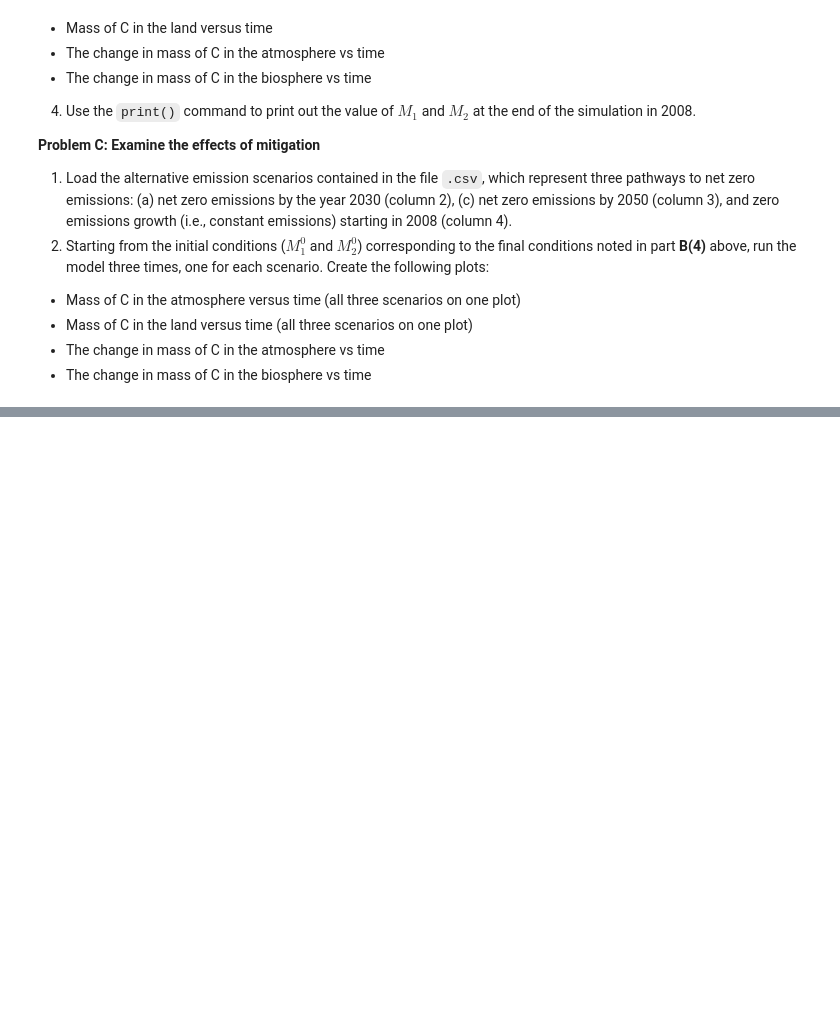
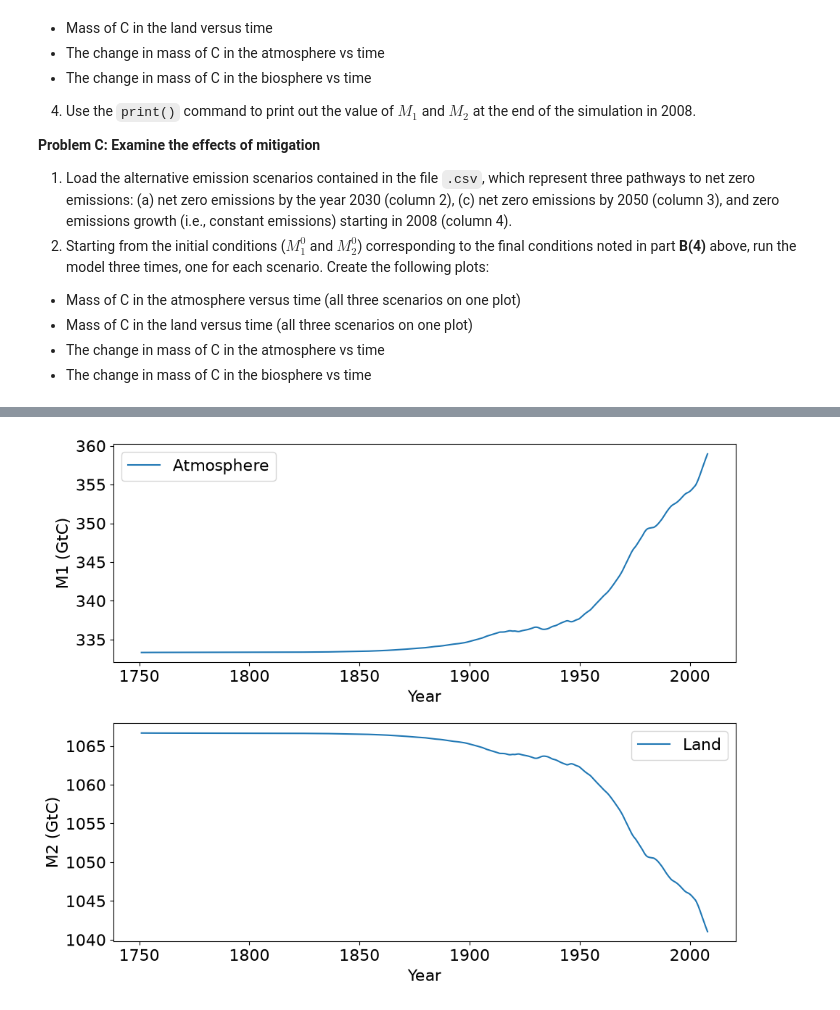
Before and after one commit to bgaffne/GEOS-518-BVG26-psets, a Jupyter notebook: mod02-CarbonModel-Assignment.ipynb, the cells around one changed output, grey strips where cells are left out. Saved outputs shown, nothing was run; the diff lists cells and outputs as text; code cells hidden in the pictures; blank space fills up the shorter version.

```diff
--- a/mod02-CarbonModel-Assignment.ipynb
+++ b/mod02-CarbonModel-Assignment.ipynb
@@ -96,0 +239,19 @@ cflux_zeg = data[:,3]
+# %%
+plt.figure(figsize=(10, 8))
+
+plt.subplot(2, 1, 1)
+plt.plot(t, M1, label='Atmosphere')
+plt.xlabel('Year')
+plt.ylabel('M1 (GtC)')
+plt.legend()
+
+plt.subplot(2, 1, 2)
+plt.plot(t, M2, label='Land')
+plt.xlabel('Year')
+plt.ylabel('M2 (GtC)')
+plt.legend()
+
+plt.tight_layout()
+plt.show()
+# %% [output]
+[figure, added]
```
Also changed, not shown: parts of 7 cells of this notebook.
